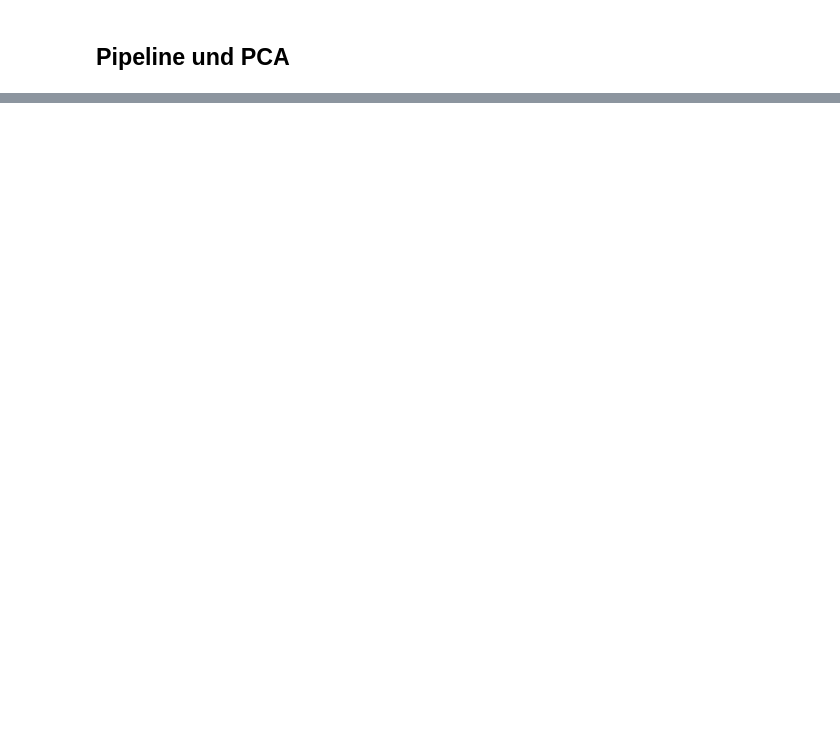
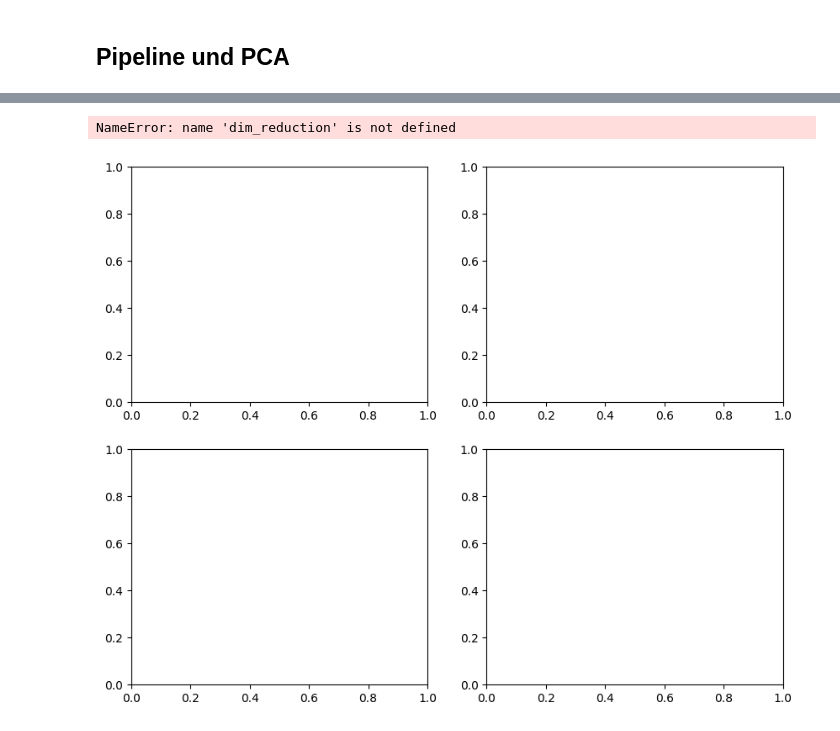
Before and after one commit to Moritz148/data-analytics-project, a Jupyter notebook: PCA_Survey_mit_pandas_numpy.ipynb, the cells around one changed output, grey strips where cells are left out. Drawn from its saved outputs; the diff is of its cells as text; code cells hidden in the pictures; blank space fills up the shorter version.

```diff
--- a/PCA_Survey_mit_pandas_numpy.ipynb
+++ b/PCA_Survey_mit_pandas_numpy.ipynb
@@ -49,15 +44,18 @@ X shape: (49123, 22)
 
 ## Pipeline und PCA
 # %%
+scaler = StandardScaler(with_mean=True, with_std=True)
+X_scaled = scaler.fit_transform(X)
 
-pipe_2 = Pipeline([
-    ("vt", VarianceThreshold(threshold=0.0)),
-    ("pca", PCA(n_components=2, random_state=0))
+
+dim_reduction = PCA(n_components=0.9)
+
+classifier = svm.SVC()
+
+pipeline = Pipeline([
+    ("dim_reduction", dim_reduction),
+    ("classifier", classifier)
 ])
 
-X_pca_2 = pipe_2.fit_transform(X)
-pca2 = pipe_2.named_steps["pca"]
-
-print("Erklärte Varianz pro Komponente:", pca2.explained_variance_ratio_)
-print("Erklärte Varianz (2D gesamt):", pca2.explained_variance_ratio_.sum())
+pipeline.fit(X_scaled, y)
 # %% [output]
@@ -137,0 +86,16 @@ plt.show()
+# %%
+import seaborn as sns
+
+fig = plt.figure(figsize=(10,8))
+axes = [fig.add_subplot(220+i+1) for i in range(4)]
+
+for i,ax in enumerate(axes):
+    sns.heatmap(dim_reduction.components_[i].reshape(8,8),
+                square=True, ax=ax,
+                vmax = 0.30, vmin=-0.30)
+    ax.set_title('Hauptkomponente '+str(i))
+
+plt.show()
+# %% [output]
+NameError: name 'dim_reduction' is not defined
+[figure, added]
```
Also changed, not shown: parts of 8 cells of this notebook, 2 other files.
